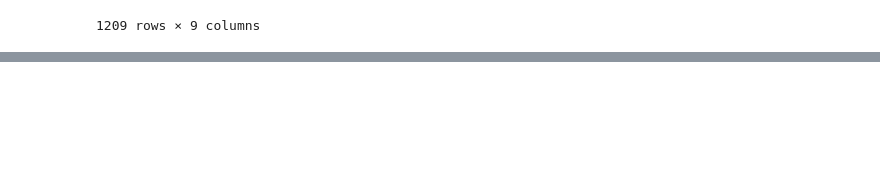
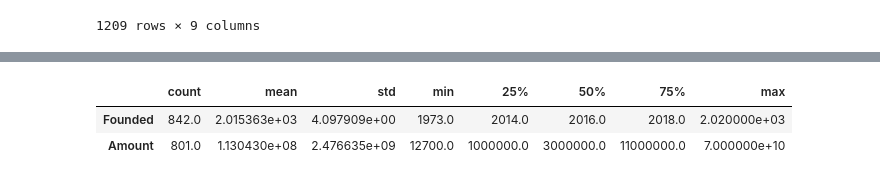
Before and after one commit to Babusto/Azubi-LP1-Project, a Jupyter notebook: Notebook/LP1.ipynb, the cells around one changed output, grey strips where cells are left out. Saved outputs shown, nothing was run; the diff lists cells and outputs as text; code cells hidden in the pictures; blank space fills up the shorter version.

```diff
--- a/Notebook/LP1.ipynb
+++ b/Notebook/LP1.ipynb
@@ -78,0 +88,6 @@ ata
+# %%
+ata.describe().T
+# %% [output]
+|  | count | mean | std | min | 25% | 50% | 75% | max |
+| Founded | 842.0 | 2.015363e+03 | 4.097909e+00 | 1973.0 | 2014.0 | 2016.0 | 2018.0 | 2.020000e+03 |
+| Amount | 801.0 | 1.130430e+08 | 2.476635e+09 | 12700.0 | 1000000.0 | 3000000.0 | 11000000.0 | 7.000000e+10 |
```
Also changed, not shown: parts of 10 cells of this notebook.
